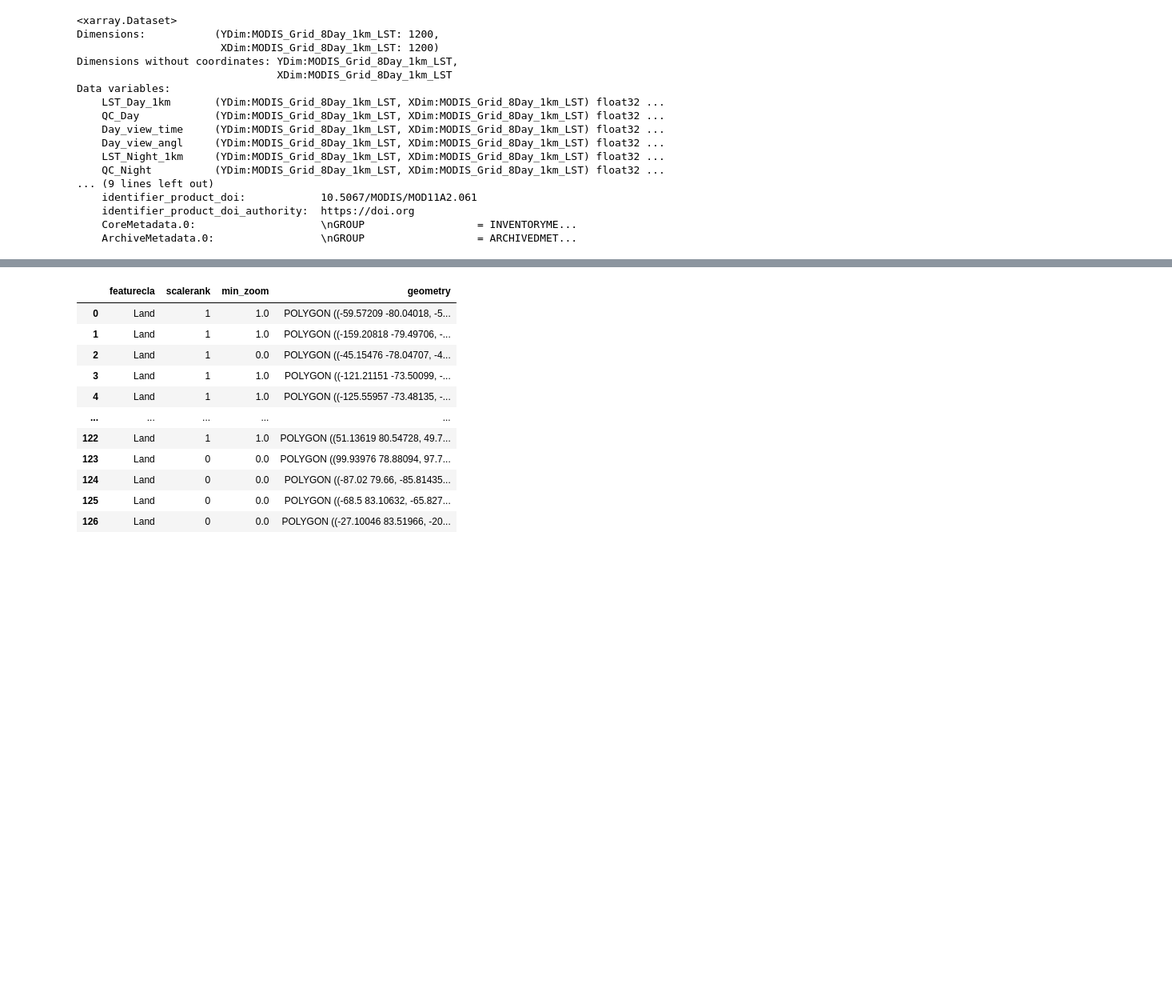
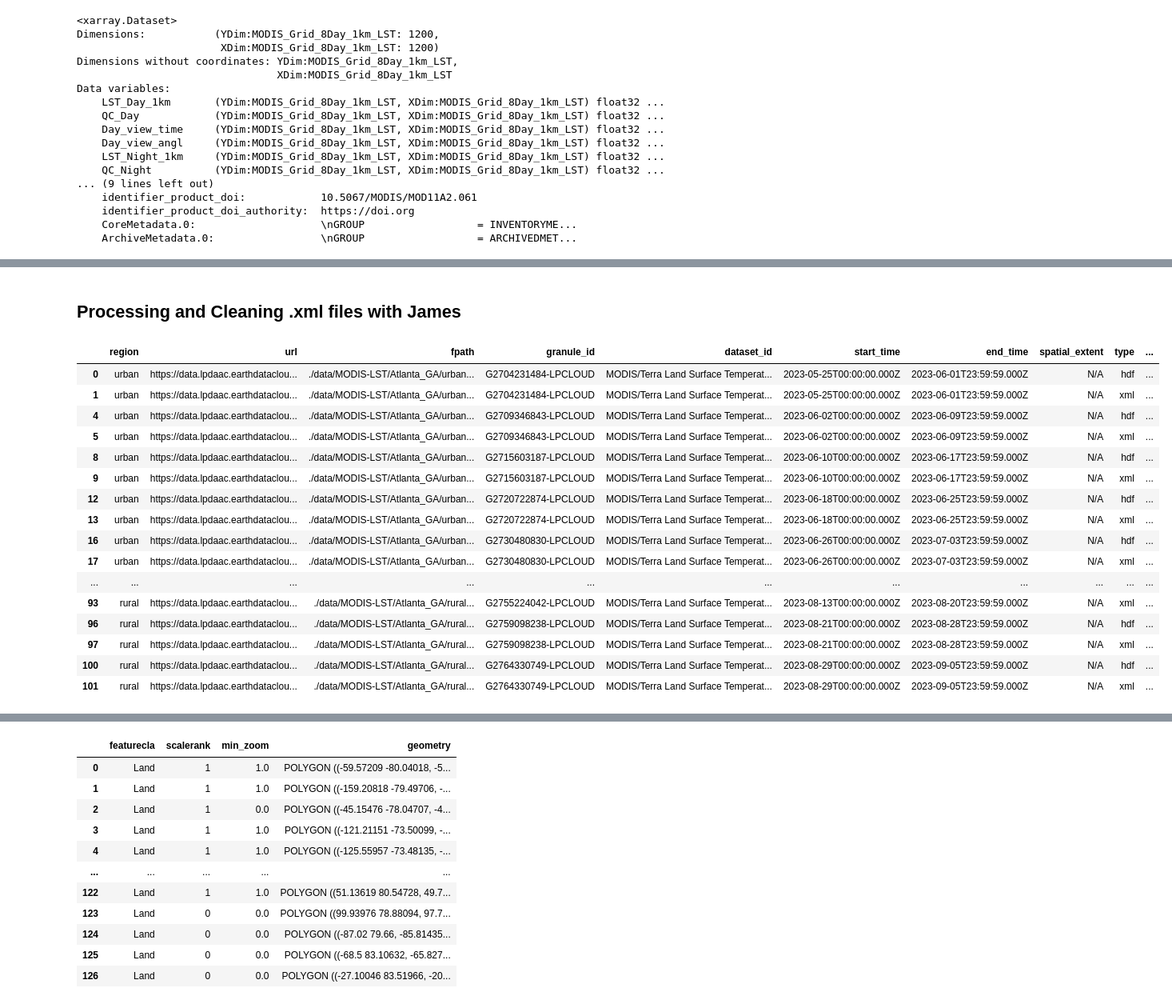
Before and after one commit to jirvingphd/nasa-earth-science, a Jupyter notebook: heat-island-analysis.ipynb, the cells around one changed output, grey strips where cells are left out. Shown at 80% size. Drawn from its saved outputs; the diff is of its cells as text; code cells hidden in the pictures; blank space fills up the shorter version.

Commit message:
Finished Cleaning heat-island-analysis

```diff
--- a/heat-island-analysis.ipynb
+++ b/heat-island-analysis.ipynb
@@ -671,14 +665,14 @@ pd.read_csv(fpath_all_files_csv).head()
 The code below separates the
 # %%
 # saving both hdf and xml files
-hdf_and_xml_files = files_df[files_df['fpath'].str.endswith('.hdf')|files_df['fpath'].str.endswith('.xml')].copy()
+files_df = files_df[files_df['fpath'].str.endswith('.hdf')|files_df['fpath'].str.endswith('.xml')].copy()
 # grabbing the end of the filepath and putting in new column
-hdf_and_xml_files['type'] = hdf_and_xml_files['fpath'].apply(lambda x: x.split('.')[-1])
+files_df['type'] = files_df['fpath'].apply(lambda x: x.split('.')[-1])
 
 # Save to csv
-fpath_hdf_and_xml_files_csv = "./data/MODIS-LST/hdf_and_xml_files.csv"
-hdf_and_xml_files.to_csv(fpath_hdf_and_xml_files_csv, index=False)
-hdf_and_xml_files.head()
+fpath_files_df_csv = "./data/MODIS-LST/files_df.csv"
+files_df.to_csv(fpath_files_df_csv, index=False)
+files_df.head()
 # %% [output]
 |  | region | url | fpath | granule_id | dataset_id | start_time | end_time | spatial_extent | type |
 | 0 | urban | https://data.lpdaac.earthdataclou... | ./data/MODIS-LST/Atlanta_GA/urban... | G2704231484-LPCLOUD | MODIS/Terra Land Surface Temperat... | 2023-05-25T00:00:00.000Z | 2023-06-01T23:59:59.000Z | N/A | hdf |
@@ -719,3 +713,8 @@ Data variables:
     identifier_product_doi_authority:  https://doi.org
     CoreMetadata.0:                    \nGROUP                  = INVENTORYME...
     ArchiveMetadata.0:                 \nGROUP                  = ARCHIVEDMET...
+# %%
+# Remove duplicate files
+files_df = files_df.drop_duplicates(subset=['fpath'])
+
+files_df.head(4)
@@ -721,0 +727,26 @@ Data variables:
+# %% [markdown]
+## Processing and Cleaning .xml files with James
+# %%
+def remove_extension(fpath):
+    return fpath.replace('.cmr.xml','').replace('.hdf','')
+
+files_df['fname'] = files_df['fpath'].apply(remove_extension)
+files_df
+# %% [output]
+|  | region | url | fpath | granule_id | dataset_id | start_time | end_time | spatial_extent | type | ... |
+| 0 | urban | https://data.lpdaac.earthdataclou... | ./data/MODIS-LST/Atlanta_GA/urban... | G2704231484-LPCLOUD | MODIS/Terra Land Surface Temperat... | 2023-05-25T00:00:00.000Z | 2023-06-01T23:59:59.000Z | N/A | hdf | ... |
+| 1 | urban | https://data.lpdaac.earthdataclou... | ./data/MODIS-LST/Atlanta_GA/urban... | G2704231484-LPCLOUD | MODIS/Terra Land Surface Temperat... | 2023-05-25T00:00:00.000Z | 2023-06-01T23:59:59.000Z | N/A | xml | ... |
+| 4 | urban | https://data.lpdaac.earthdataclou... | ./data/MODIS-LST/Atlanta_GA/urban... | G2709346843-LPCLOUD | MODIS/Terra Land Surface Temperat... | 2023-06-02T00:00:00.000Z | 2023-06-09T23:59:59.000Z | N/A | hdf | ... |
+| 5 | urban | https://data.lpdaac.earthdataclou... | ./data/MODIS-LST/Atlanta_GA/urban... | G2709346843-LPCLOUD | MODIS/Terra Land Surface Temperat... | 2023-06-02T00:00:00.000Z | 2023-06-09T23:59:59.000Z | N/A | xml | ... |
+| 8 | urban | https://data.lpdaac.earthdataclou... | ./data/MODIS-LST/Atlanta_GA/urban... | G2715603187-LPCLOUD | MODIS/Terra Land Surface Temperat... | 2023-06-10T00:00:00.000Z | 2023-06-17T23:59:59.000Z | N/A | hdf | ... |
+| 9 | urban | https://data.lpdaac.earthdataclou... | ./data/MODIS-LST/Atlanta_GA/urban... | G2715603187-LPCLOUD | MODIS/Terra Land Surface Temperat... | 2023-06-10T00:00:00.000Z | 2023-06-17T23:59:59.000Z | N/A | xml | ... |
+| 12 | urban | https://data.lpdaac.earthdataclou... | ./data/MODIS-LST/Atlanta_GA/urban... | G2720722874-LPCLOUD | MODIS/Terra Land Surface Temperat... | 2023-06-18T00:00:00.000Z | 2023-06-25T23:59:59.000Z | N/A | hdf | ... |
+| 13 | urban | https://data.lpdaac.earthdataclou... | ./data/MODIS-LST/Atlanta_GA/urban... | G2720722874-LPCLOUD | MODIS/Terra Land Surface Temperat... | 2023-06-18T00:00:00.000Z | 2023-06-25T23:59:59.000Z | N/A | xml | ... |
+| 16 | urban | https://data.lpdaac.earthdataclou... | ./data/MODIS-LST/Atlanta_GA/urban... | G2730480830-LPCLOUD | MODIS/Terra Land Surface Temperat... | 2023-06-26T00:00:00.000Z | 2023-07-03T23:59:59.000Z | N/A | hdf | ... |
+| 17 | urban | https://data.lpdaac.earthdataclou... | ./data/MODIS-LST/Atlanta_GA/urban... | G2730480830-LPCLOUD | MODIS/Terra Land Surface Temperat... | 2023-06-26T00:00:00.000Z | 2023-07-03T23:59:59.000Z | N/A | xml | ... |
+| ... | ... | ... | ... | ... | ... | ... | ... | ... | ... | ... |
+| 93 | rural | https://data.lpdaac.earthdataclou... | ./data/MODIS-LST/Atlanta_GA/rural... | G2755224042-LPCLOUD | MODIS/Terra Land Surface Temperat... | 2023-08-13T00:00:00.000Z | 2023-08-20T23:59:59.000Z | N/A | xml | ... |
+| 96 | rural | https://data.lpdaac.earthdataclou... | ./data/MODIS-LST/Atlanta_GA/rural... | G2759098238-LPCLOUD | MODIS/Terra Land Surface Temperat... | 2023-08-21T00:00:00.000Z | 2023-08-28T23:59:59.000Z | N/A | hdf | ... |
+| 97 | rural | https://data.lpdaac.earthdataclou... | ./data/MODIS-LST/Atlanta_GA/rural... | G2759098238-LPCLOUD | MODIS/Terra Land Surface Temperat... | 2023-08-21T00:00:00.000Z | 2023-08-28T23:59:59.000Z | N/A | xml | ... |
+| 100 | rural | https://data.lpdaac.earthdataclou... | ./data/MODIS-LST/Atlanta_GA/rural... | G2764330749-LPCLOUD | MODIS/Terra Land Surface Temperat... | 2023-08-29T00:00:00.000Z | 2023-09-05T23:59:59.000Z | N/A | hdf | ... |
+| 101 | rural | https://data.lpdaac.earthdataclou... | ./data/MODIS-LST/Atlanta_GA/rural... | G2764330749-LPCLOUD | MODIS/Terra Land Surface Temperat... | 2023-08-29T00:00:00.000Z | 2023-09-05T23:59:59.000Z | N/A | xml | ... |
```
Also changed, not shown: parts of 43 cells of this notebook.
